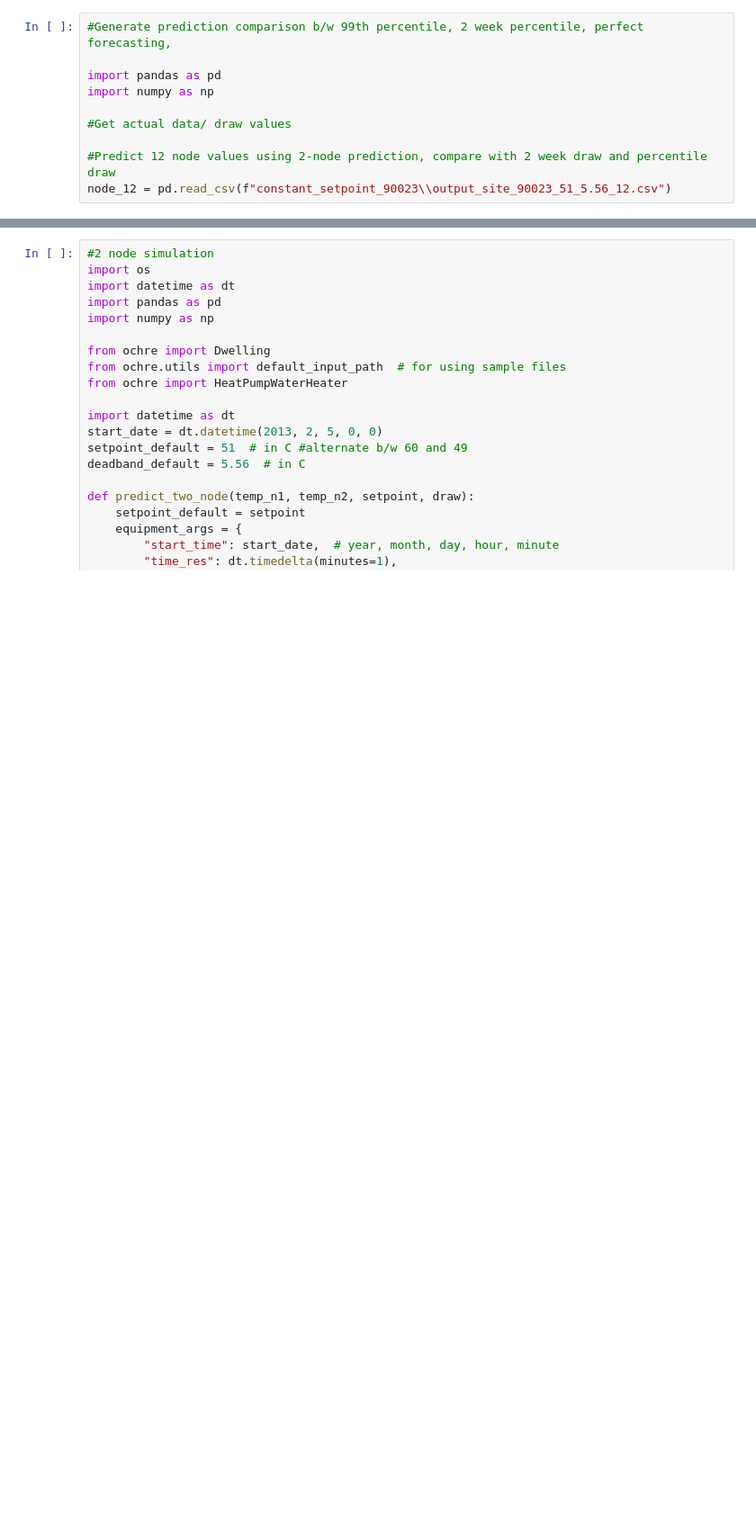
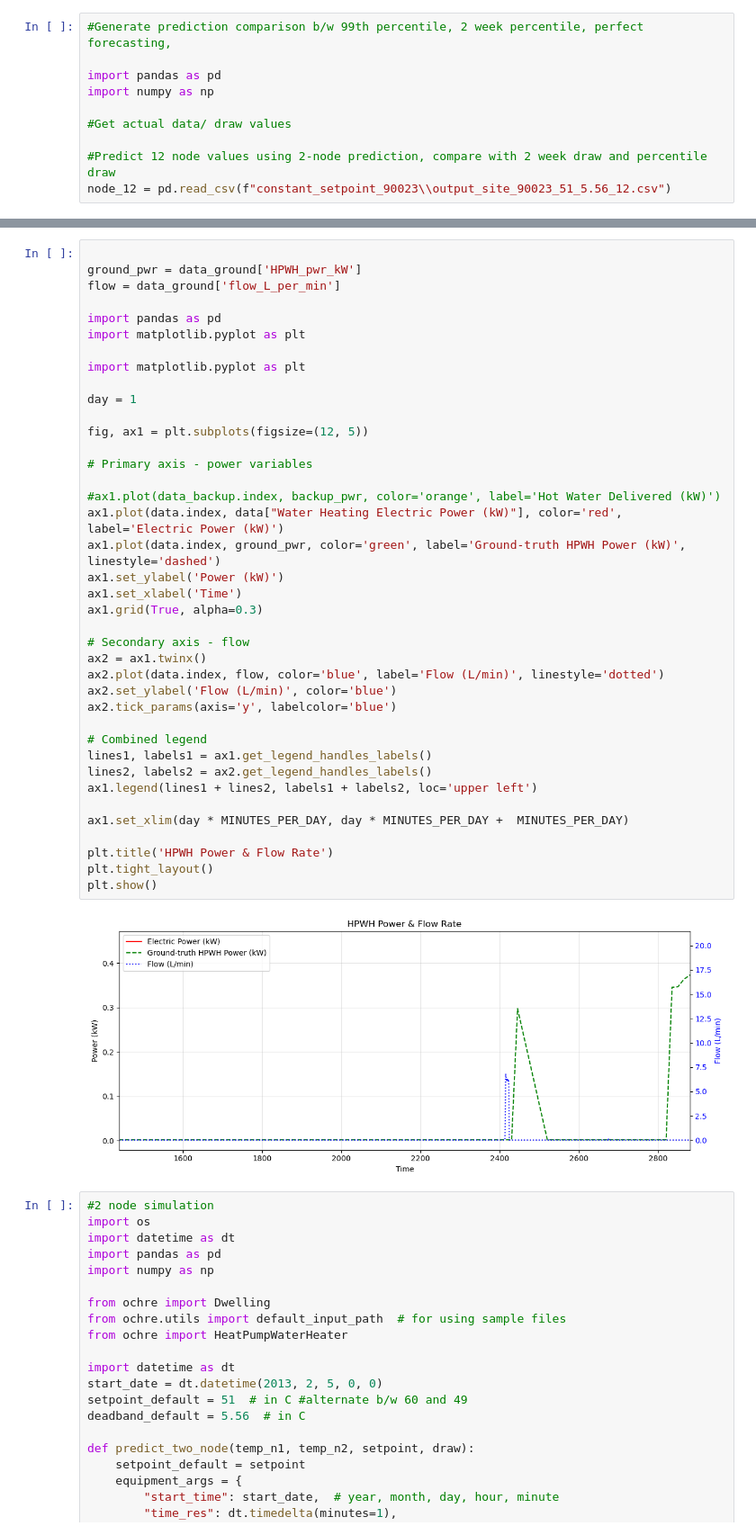
Before and after one commit to NREL/OCHRE, a Jupyter notebook: bin/generate_graphics.ipynb, the cells around one changed output, grey strips where cells are left out. Shown at 90% size. Saved outputs shown, nothing was run; the diff lists cells and outputs as text; blank space fills up the shorter version.

```diff
--- a/bin/generate_graphics.ipynb
+++ b/bin/generate_graphics.ipynb
@@ -11,3 +61,44 @@ node_12 = pd.read_csv(f"constant_setpoint_90023\\output_site_90023_51_5.56_12.cs
+# %%
+
+ground_pwr = data_ground['HPWH_pwr_kW']
+flow = data_ground['flow_L_per_min']
+
+import pandas as pd
+import matplotlib.pyplot as plt
+
+import matplotlib.pyplot as plt
+
+day = 1
+
+fig, ax1 = plt.subplots(figsize=(12, 5))
+
+# Primary axis - power variables
+
+#ax1.plot(data_backup.index, backup_pwr, color='orange', label='Hot Water Delivered (kW)')
+ax1.plot(data.index, data["Water Heating Electric Power (kW)"], color='red', label='Electric Power (kW)')
+ax1.plot(data.index, ground_pwr, color='green', label='Ground-truth HPWH Power (kW)', linestyle='dashed')
+ax1.set_ylabel('Power (kW)')
+ax1.set_xlabel('Time')
+ax1.grid(True, alpha=0.3)
+
+# Secondary axis - flow
+ax2 = ax1.twinx()
+ax2.plot(data.index, flow, color='blue', label='Flow (L/min)', linestyle='dotted')
+ax2.set_ylabel('Flow (L/min)', color='blue')
+ax2.tick_params(axis='y', labelcolor='blue')
+
+# Combined legend
+lines1, labels1 = ax1.get_legend_handles_labels()
+lines2, labels2 = ax2.get_legend_handles_labels()
+ax1.legend(lines1 + lines2, labels1 + labels2, loc='upper left')
+
+ax1.set_xlim(day * MINUTES_PER_DAY, day * MINUTES_PER_DAY +  MINUTES_PER_DAY)
+
+plt.title('HPWH Power & Flow Rate')
+plt.tight_layout()
+plt.show()
+# %% [output]
+[figure, added]
 # %%
 #2 node simulation
 import os
```
Also changed, not shown: parts of 6 cells of this notebook, 2 other files.
